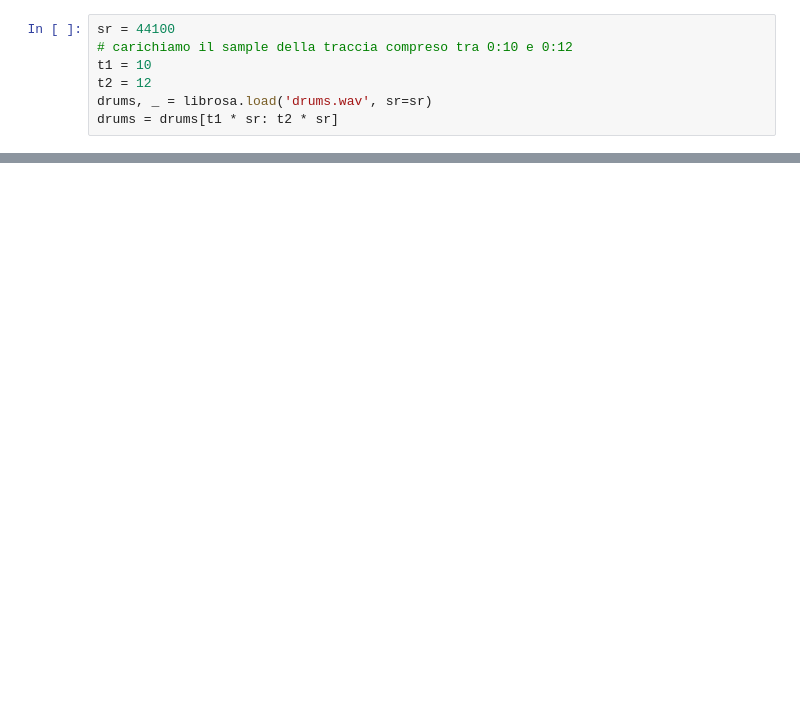
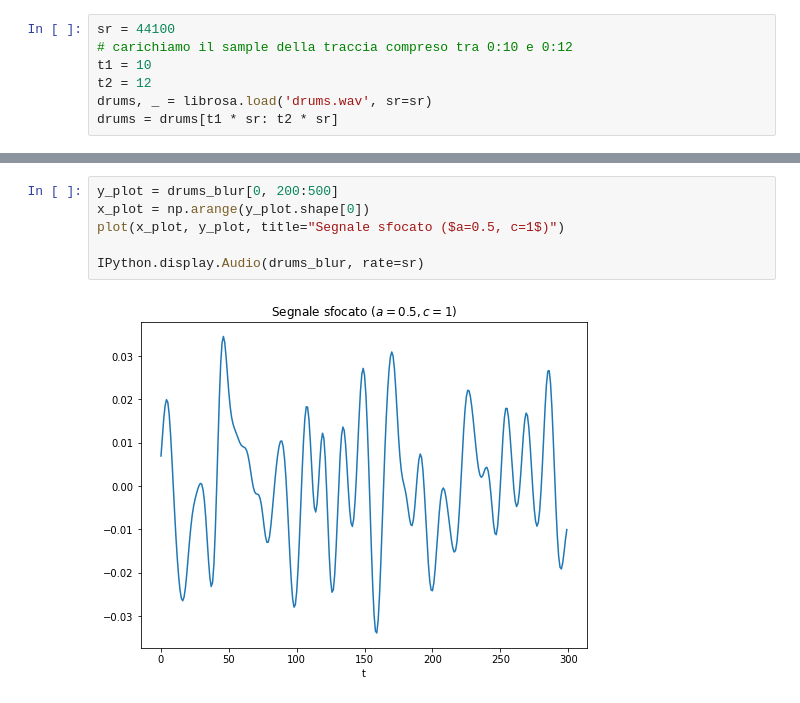
Before and after one commit to erodola/NumMeth-s2-2022, a Jupyter notebook: esercizi/ex3/ex3.ipynb, the cells around one changed output, grey strips where cells are left out. Drawn from its saved outputs; the diff is of its cells as text; blank space fills up the shorter version.

```diff
--- a/esercizi/ex3/ex3.ipynb
+++ b/esercizi/ex3/ex3.ipynb
@@ -41,0 +96,8 @@ IPython.display.Audio(y_blur, rate=sr)
+# %%
+y_plot = drums_blur[0, 200:500]
+x_plot = np.arange(y_plot.shape[0])
+plot(x_plot, y_plot, title="Segnale sfocato ($a=0.5, c=1$)")
+
+IPython.display.Audio(drums_blur, rate=sr)
+# %% [output]
+[figure, added]
```
Also changed, not shown: parts of 27 cells of this notebook.
